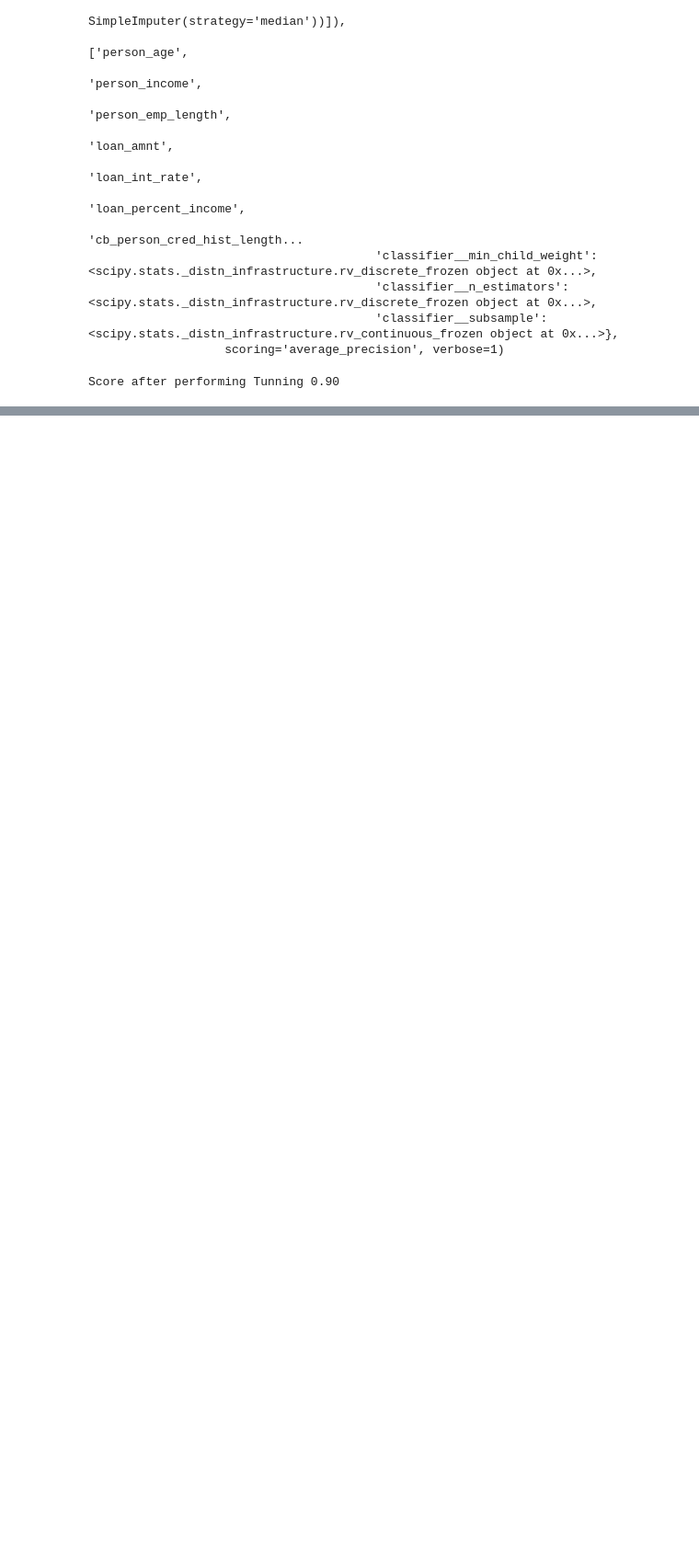
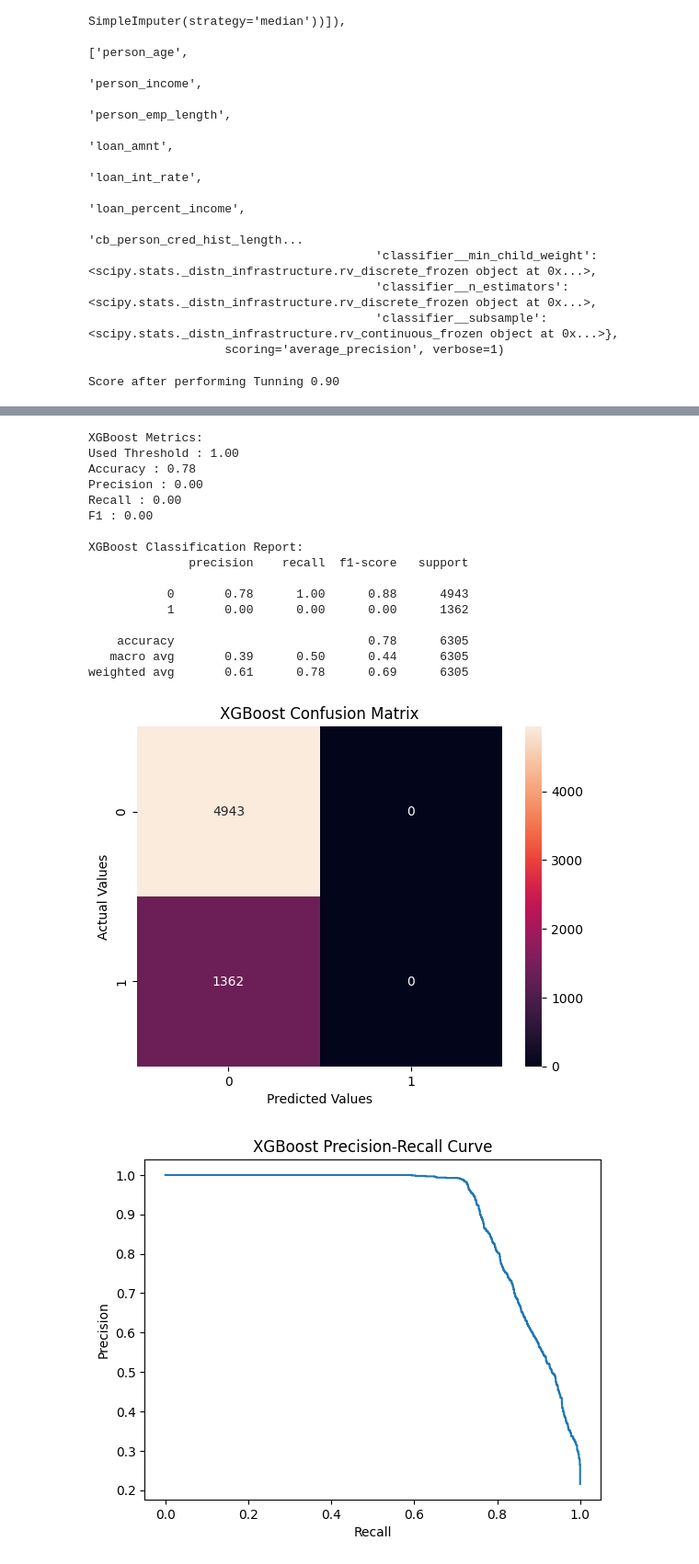
Before and after one commit to kulsoomz99/Credit-Risk-Assessment-System, a Jupyter notebook: Credit_Risk_Assessment.ipynb, the cells around one changed output, grey strips where cells are left out. Shown at 92% size. Cells and saved outputs as stored; diff of their text form; code cells hidden in the pictures; blank space fills up the shorter version.

```diff
--- a/Credit_Risk_Assessment.ipynb
+++ b/Credit_Risk_Assessment.ipynb
@@ -484,0 +538,36 @@ random_search.best_params_
+# %%
+#Get the prob. of class 1 from XGBoost
+prob = xg_model.predict_proba(X_test)[:, 1]
+
+#For each threshold calculate Precision and Recall
+precisions, recalls , thresholds = precision_recall_curve(y_test, prob)
+
+
+#Calculate F1 score for each threshold
+f1 = 2 * (precisions-recalls) / (precisions + recalls + 1e-9)
+
+#Get the threshold that produces the highest f1-score
+best = np.argmax(f1[:-1])
+best_threshold = thresholds[best]
+
+#Evaluate the XGBoost model using that threshold.
+evaluate_model("XGBoost", xg_model, X_test, y_test, best_threshold)
+# %% [output]
+XGBoost Metrics:
+Used Threshold : 1.00
+Accuracy : 0.78
+Precision : 0.00
+Recall : 0.00
+F1 : 0.00
+
+XGBoost Classification Report:
+              precision    recall  f1-score   support
+
+           0       0.78      1.00      0.88      4943
+           1       0.00      0.00      0.00      1362
+
+    accuracy                           0.78      6305
+   macro avg       0.39      0.50      0.44      6305
+weighted avg       0.61      0.78      0.69      6305
+[figure, added]
+[figure, added]
```
Also changed, not shown: parts of 12 cells of this notebook.
